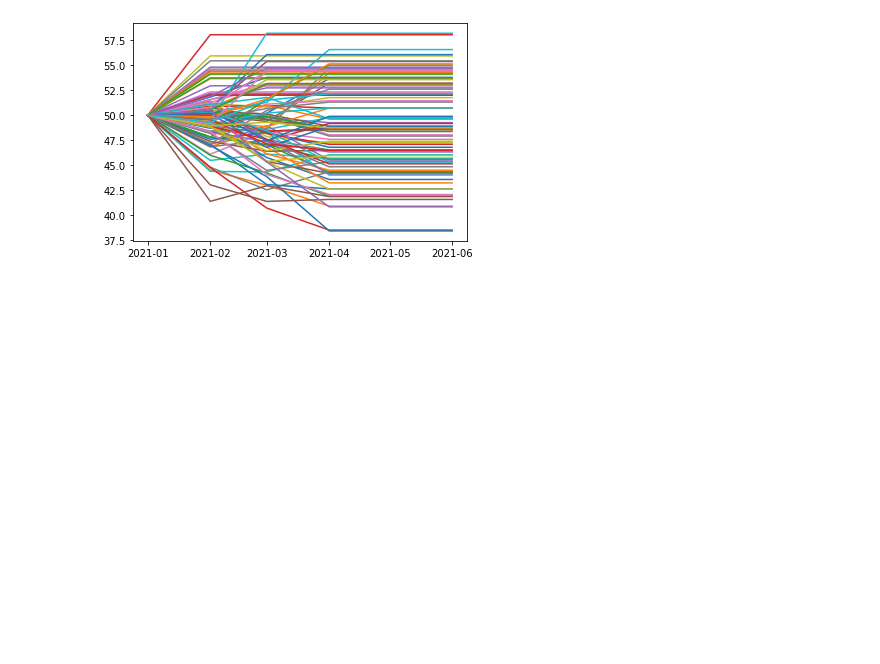
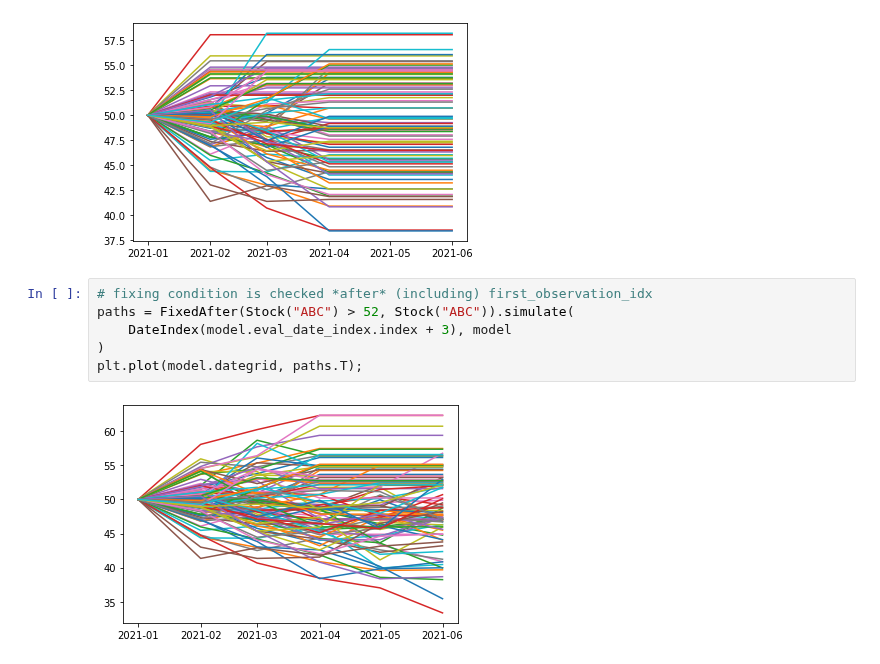
Before and after one commit to luphord/monte-carlo-contracts, a Jupyter notebook: examples/Observables.ipynb, the cells around one changed output. Saved outputs shown, nothing was run; the diff lists cells and outputs as text; blank space fills up the shorter version.

```diff
--- a/examples/Observables.ipynb
+++ b/examples/Observables.ipynb
@@ -77,3 +84,11 @@ paths = FixedAfter(
 plt.plot(model.dategrid, paths.T);
 # %% [output]
 [figure]
+# %%
+# fixing condition is checked *after* (including) first_observation_idx
+paths = FixedAfter(Stock("ABC") > 52, Stock("ABC")).simulate(
+    DateIndex(model.eval_date_index.index + 3), model
+)
+plt.plot(model.dategrid, paths.T);
+# %% [output]
+[figure, added]
```
Also changed, not shown: parts of 1 cell of this notebook, 2 other files.
